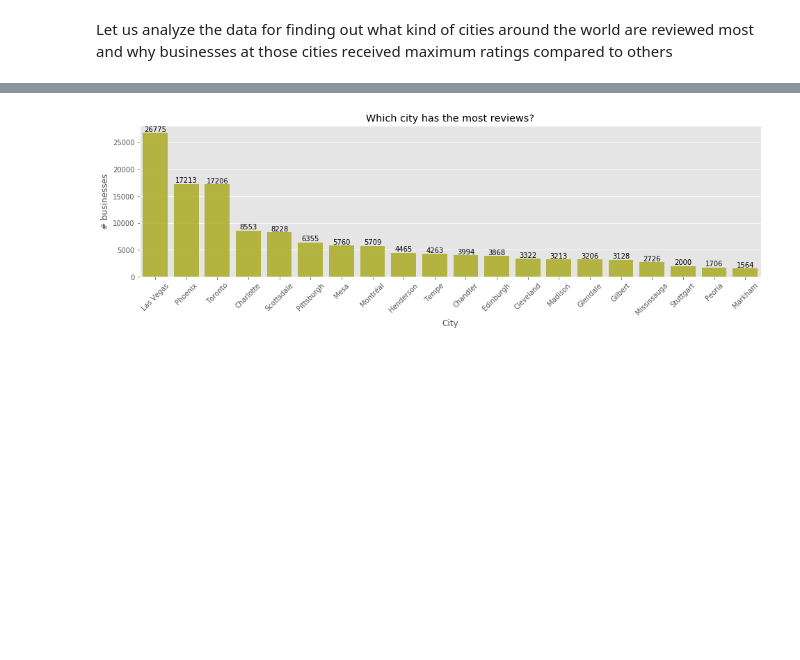
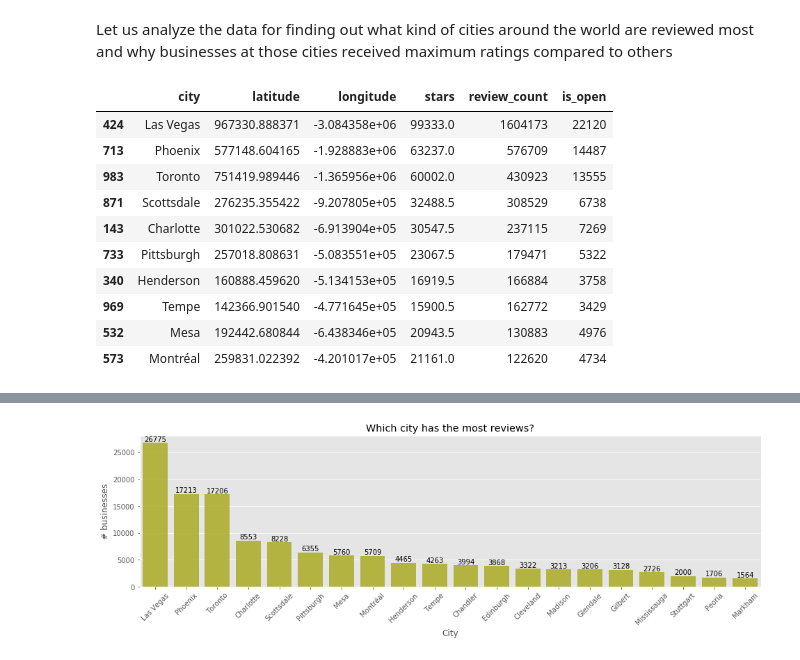
Before and after one commit to PallaviW/Yelp_Capstone_Project, a Jupyter notebook: Yelp_Capstone Project .ipynb, the cells around one changed output, grey strips where cells are left out. Saved outputs shown, nothing was run; the diff lists cells and outputs as text; code cells hidden in the pictures; blank space fills up the shorter version.

```diff
--- a/Yelp_Capstone Project .ipynb
+++ b/Yelp_Capstone Project .ipynb
@@ -140,6 +180,23 @@ plt.show()
 ### Which cities have the most businesses reviewed by Yelp and why those cities have higher ratings compared to others?
 # %% [markdown]
 Let us analyze the data for finding out what kind of cities around the world are reviewed most and why businesses at those cities received maximum ratings compared to others
+# %%
+business_data_top = business.groupby(['city']).sum().reset_index()
+business_data_top = business_data_top.sort_values([('review_count')],ascending=False)
+business_data_top = business_data_top.head(10)
+business_data_top
+# %% [output]
+|  | city | latitude | longitude | stars | review_count | is_open |
+| 424 | Las Vegas | 967330.888371 | -3.084358e+06 | 99333.0 | 1604173 | 22120 |
+| 713 | Phoenix | 577148.604165 | -1.928883e+06 | 63237.0 | 576709 | 14487 |
+| 983 | Toronto | 751419.989446 | -1.365956e+06 | 60002.0 | 430923 | 13555 |
+| 871 | Scottsdale | 276235.355422 | -9.207805e+05 | 32488.5 | 308529 | 6738 |
+| 143 | Charlotte | 301022.530682 | -6.913904e+05 | 30547.5 | 237115 | 7269 |
+| 733 | Pittsburgh | 257018.808631 | -5.083551e+05 | 23067.5 | 179471 | 5322 |
+| 340 | Henderson | 160888.459620 | -5.134153e+05 | 16919.5 | 166884 | 3758 |
+| 969 | Tempe | 142366.901540 | -4.771645e+05 | 15900.5 | 162772 | 3429 |
+| 532 | Mesa | 192442.680844 | -6.438346e+05 | 20943.5 | 130883 | 4976 |
+| 573 | Montréal | 259831.022392 | -4.201017e+05 | 21161.0 | 122620 | 4734 |
 # %%
 #Get the distribution of the review counts as per cities
 business_data_top = business.groupby(['city']).sum().reset_index()
```
Also changed, not shown: parts of 6 cells of this notebook.
